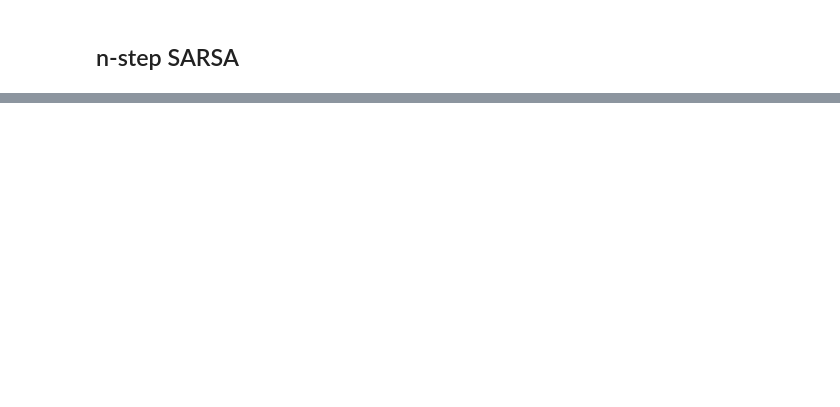
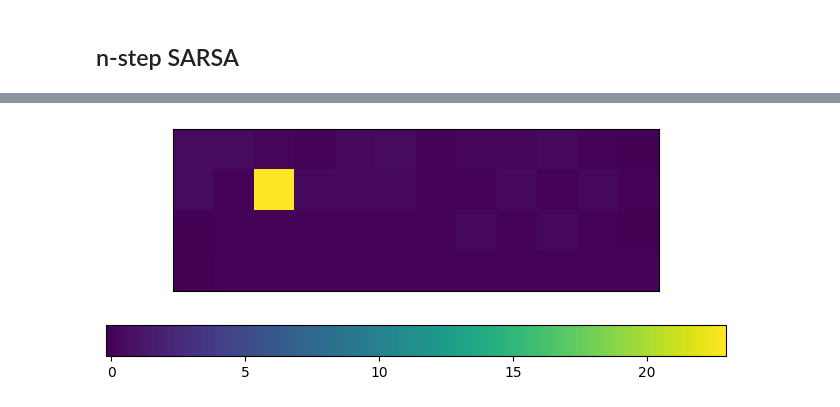
Before and after one commit to ajegorovs/aj_python_tool_lib, a Jupyter notebook: data_processing/neural_networks/RL_Reinforced_Learning/Sutton_P1_Ch07_n_step_bootstrapping.ipynb, the cells around one changed output, grey strips where cells are left out. Saved outputs shown, nothing was run; the diff lists cells and outputs as text; code cells hidden in the pictures; blank space fills up the shorter version.

```diff
--- a/data_processing/neural_networks/RL_Reinforced_Learning/Sutton_P1_Ch07_n_step_bootstrapping.ipynb
+++ b/data_processing/neural_networks/RL_Reinforced_Learning/Sutton_P1_Ch07_n_step_bootstrapping.ipynb
@@ -96,0 +279,23 @@ plt.colorbar(c)
+# %%
+import matplotlib.animation as animation
+
+sorted_time_steps = list(store_Qs.keys())
+fig, ax = plt.subplots(figsize=(8,3))
+cax = ax.matshow(store_Qs[sorted_time_steps[0]], cmap='viridis')
+fig.colorbar(cax, location='bottom')
+ax.set_xticks([])
+ax.set_yticks([])
+
+def init():
+    cax.set_array(store_Qs[sorted_time_steps[0]])
+    return [cax]
+
+def update(frame):
+    matrix = store_Qs[sorted_time_steps[frame]]
+    cax.set_array(matrix)
+    fig.suptitle(f'episode: {sorted_time_steps[frame]}')
+    return [cax]
+
+ani = animation.FuncAnimation(fig, update, frames=len(sorted_time_steps), init_func=init, interval=500, blit=True);
+# %% [output]
+[figure, added]
```
Also changed, not shown: parts of 11 cells of this notebook, 1 other file.
